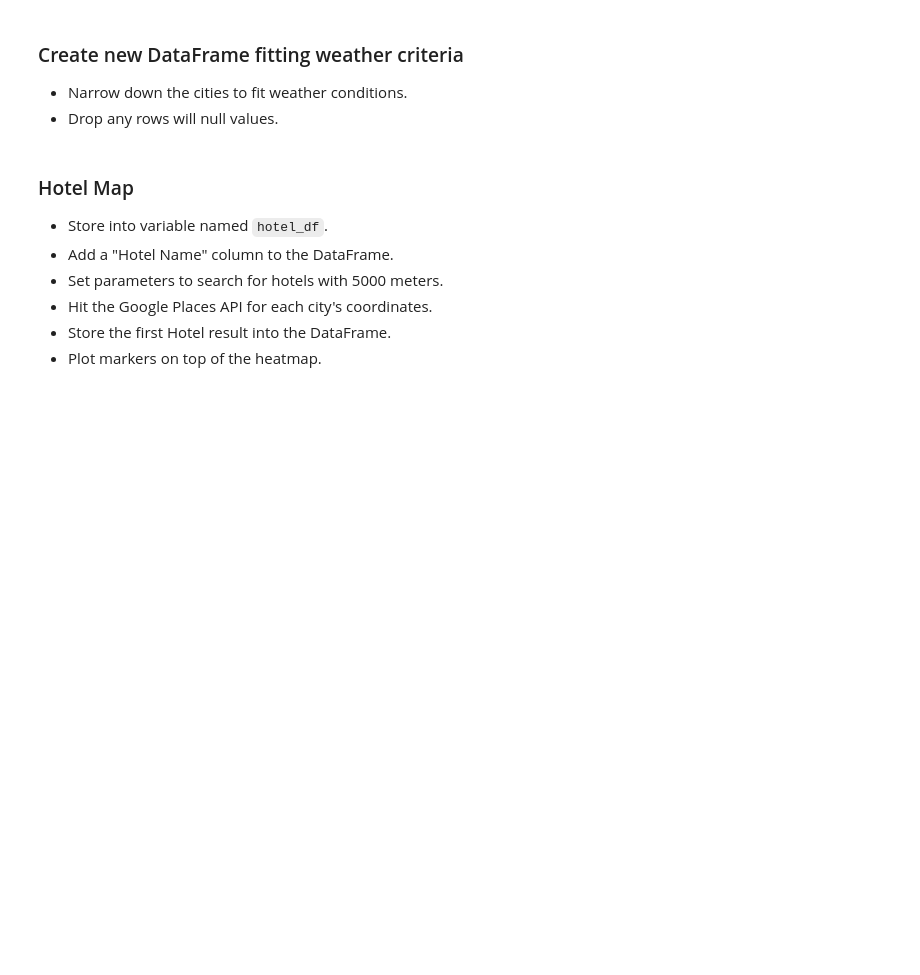
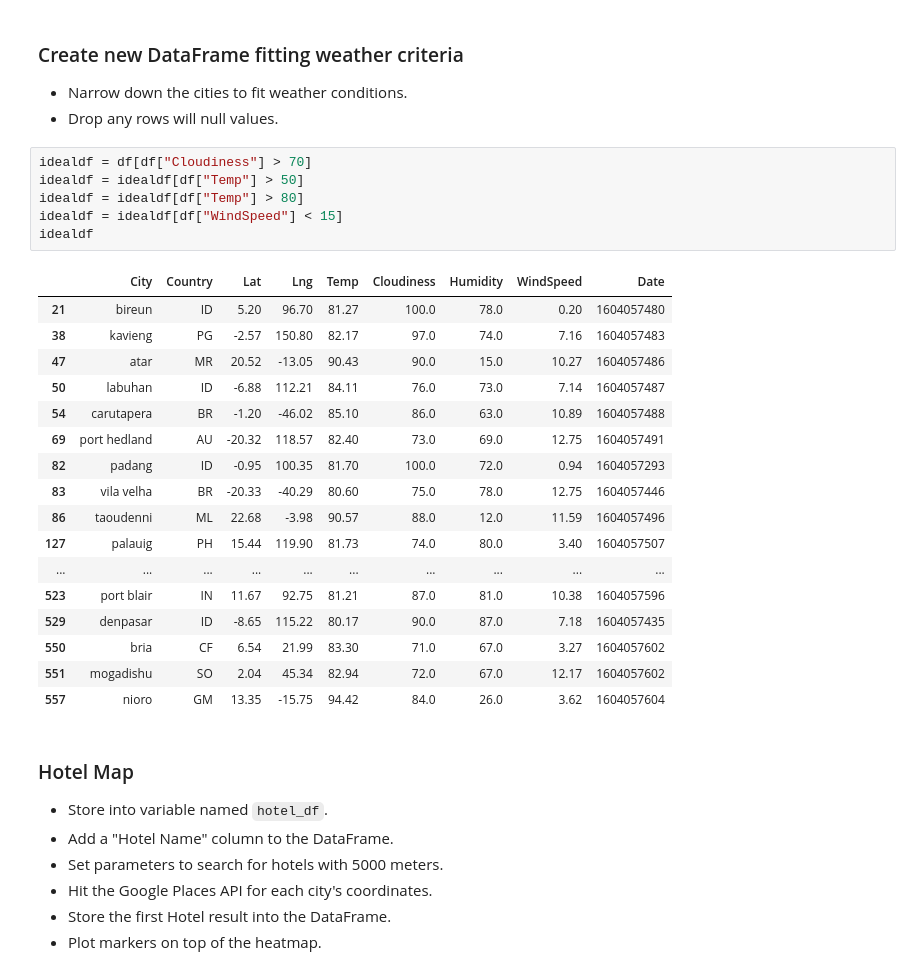
Before and after one commit to AEaker/python-api-challenge, a Jupyter notebook: VacationPy/VacationPy.ipynb, the cells around one changed output. Cells and saved outputs as stored; diff of their text form; blank space fills up the shorter version.

```diff
--- a/VacationPy/VacationPy.ipynb
+++ b/VacationPy/VacationPy.ipynb
@@ -57,6 +57,30 @@ fig
 ### Create new DataFrame fitting weather criteria
 * Narrow down the cities to fit weather conditions.
 * Drop any rows will null values.
+# %%
+idealdf = df[df["Cloudiness"] > 70]
+idealdf = idealdf[df["Temp"] > 50]
+idealdf = idealdf[df["Temp"] > 80]
+idealdf = idealdf[df["WindSpeed"] < 15]
+idealdf
+# %% [output]
+|  | City | Country | Lat | Lng | Temp | Cloudiness | Humidity | WindSpeed | Date |
+| 21 | bireun | ID | 5.20 | 96.70 | 81.27 | 100.0 | 78.0 | 0.20 | 1604057480 |
+| 38 | kavieng | PG | -2.57 | 150.80 | 82.17 | 97.0 | 74.0 | 7.16 | 1604057483 |
+| 47 | atar | MR | 20.52 | -13.05 | 90.43 | 90.0 | 15.0 | 10.27 | 1604057486 |
+| 50 | labuhan | ID | -6.88 | 112.21 | 84.11 | 76.0 | 73.0 | 7.14 | 1604057487 |
+| 54 | carutapera | BR | -1.20 | -46.02 | 85.10 | 86.0 | 63.0 | 10.89 | 1604057488 |
+| 69 | port hedland | AU | -20.32 | 118.57 | 82.40 | 73.0 | 69.0 | 12.75 | 1604057491 |
+| 82 | padang | ID | -0.95 | 100.35 | 81.70 | 100.0 | 72.0 | 0.94 | 1604057293 |
+| 83 | vila velha | BR | -20.33 | -40.29 | 80.60 | 75.0 | 78.0 | 12.75 | 1604057446 |
+| 86 | taoudenni | ML | 22.68 | -3.98 | 90.57 | 88.0 | 12.0 | 11.59 | 1604057496 |
+| 127 | palauig | PH | 15.44 | 119.90 | 81.73 | 74.0 | 80.0 | 3.40 | 1604057507 |
+| ... | ... | ... | ... | ... | ... | ... | ... | ... | ... |
+| 523 | port blair | IN | 11.67 | 92.75 | 81.21 | 87.0 | 81.0 | 10.38 | 1604057596 |
+| 529 | denpasar | ID | -8.65 | 115.22 | 80.17 | 90.0 | 87.0 | 7.18 | 1604057435 |
+| 550 | bria | CF | 6.54 | 21.99 | 83.30 | 71.0 | 67.0 | 3.27 | 1604057602 |
+| 551 | mogadishu | SO | 2.04 | 45.34 | 82.94 | 72.0 | 67.0 | 12.17 | 1604057602 |
+| 557 | nioro | GM | 13.35 | -15.75 | 94.42 | 84.0 | 26.0 | 3.62 | 1604057604 |
 # %% [markdown]
 ### Hotel Map
 * Store into variable named `hotel_df`.
```
Also changed, not shown: parts of 8 cells of this notebook.
